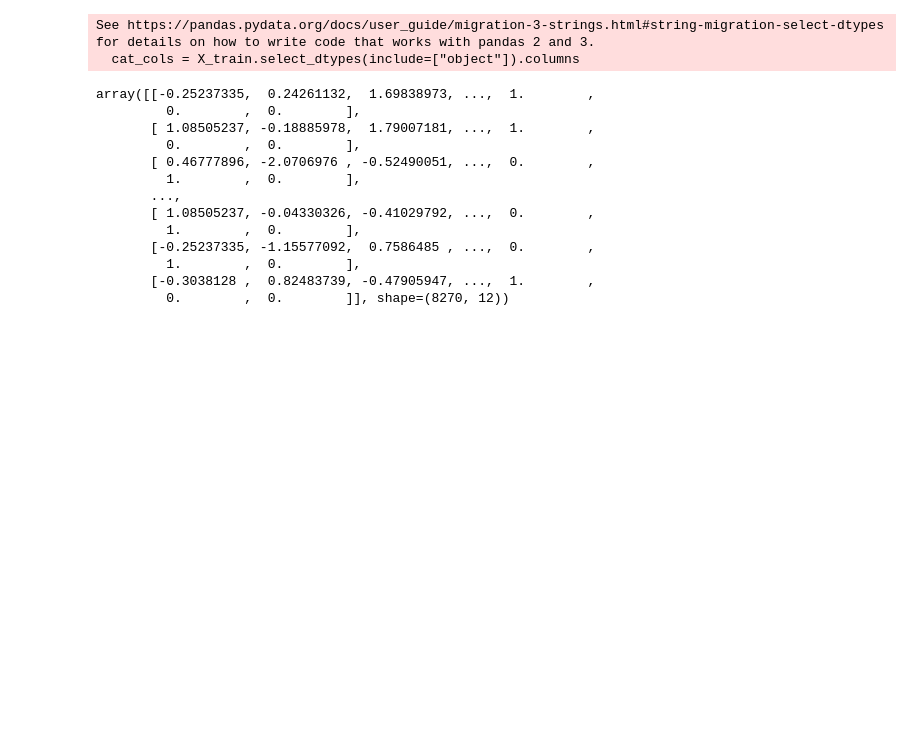
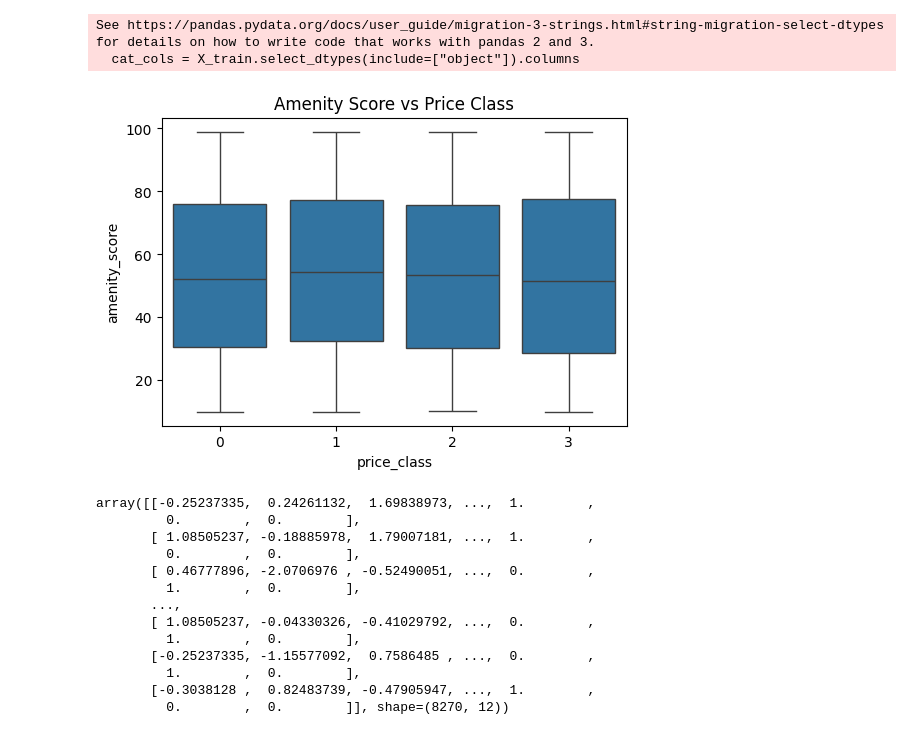
Before and after one commit to Wazzah-0/AI600-Assignment1-25280046, a Jupyter notebook: notebooks/MLP_From_Scratch_PartB.ipynb, the cells around one changed output. Cells and saved outputs as stored; diff of their text form; code cells hidden in the pictures; blank space fills up the shorter version.

```diff
--- a/notebooks/MLP_From_Scratch_PartB.ipynb
+++ b/notebooks/MLP_From_Scratch_PartB.ipynb
@@ -77,3 +79,11 @@ See https://pandas.pydata.org/docs/user_guide/migration-3-strings.html#string-mi
+# %%
+df_plot=df_test.copy()
+plt.figure(figsize=(6, 4))
+sns.boxplot(x="price_class", y="amenity_score", data=df_plot)
+plt.title("Amenity Score vs Price Class")
+plt.show()
+# %% [output]
+[figure, added]
 # %%
 X_train = X_train_final
 y_train = y_train_final
```
Also changed, not shown: parts of 16 cells of this notebook.
